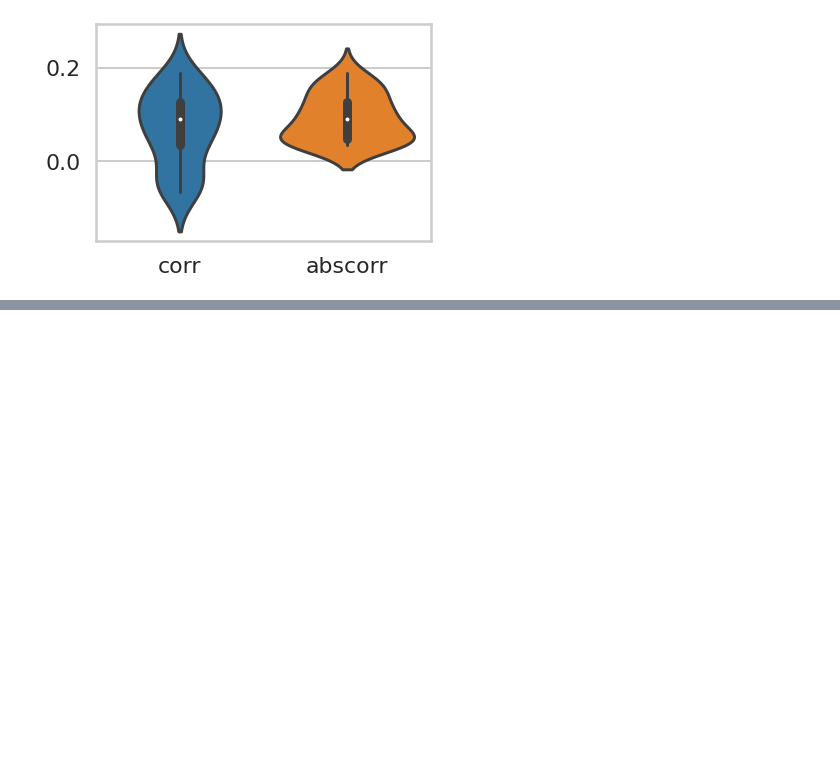
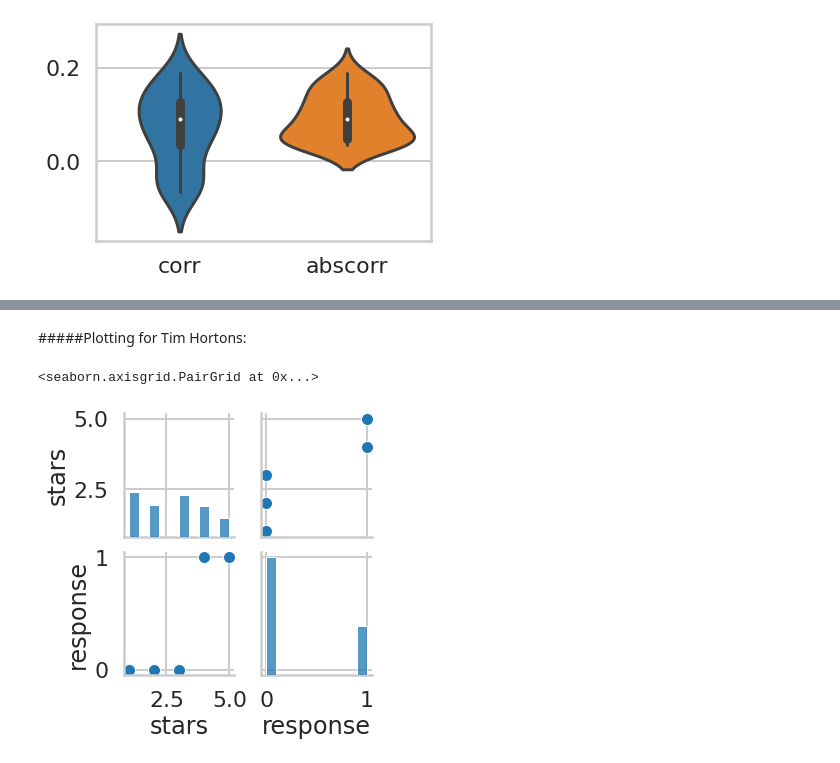
Before and after one commit to abarpan3/Project_ML_1, a Jupyter notebook: Bitan/Projet_Yelp.ipynb, the cells around one changed output, grey strips where cells are left out. Drawn from its saved outputs; the diff is of its cells as text; code cells hidden in the pictures; blank space fills up the shorter version.

```diff
--- a/Bitan/Projet_Yelp.ipynb
+++ b/Bitan/Projet_Yelp.ipynb
@@ -447,0 +491,3 @@ sns.violinplot(data=corr);
+# %%
+resp=res[res.name.isin(TopRes.index)][['business_id','name']]
+resp.reset_index()
@@ -447,0 +508,2 @@ sns.violinplot(data=corr);
+# %%
+resp=pd.merge(resp,reviews,how='inner',on="business_id")
@@ -447,0 +512,7 @@ sns.violinplot(data=corr);
+# %% [markdown]
+#####Plotting for Tim Hortons:
+# %%
+sns.pairplot(data=resp[resp.name=='Tim Hortons'])
+# %% [output]
+<seaborn.axisgrid.PairGrid at 0x...>
+[figure, added]
```
Also changed, not shown: parts of 18 cells of this notebook.
